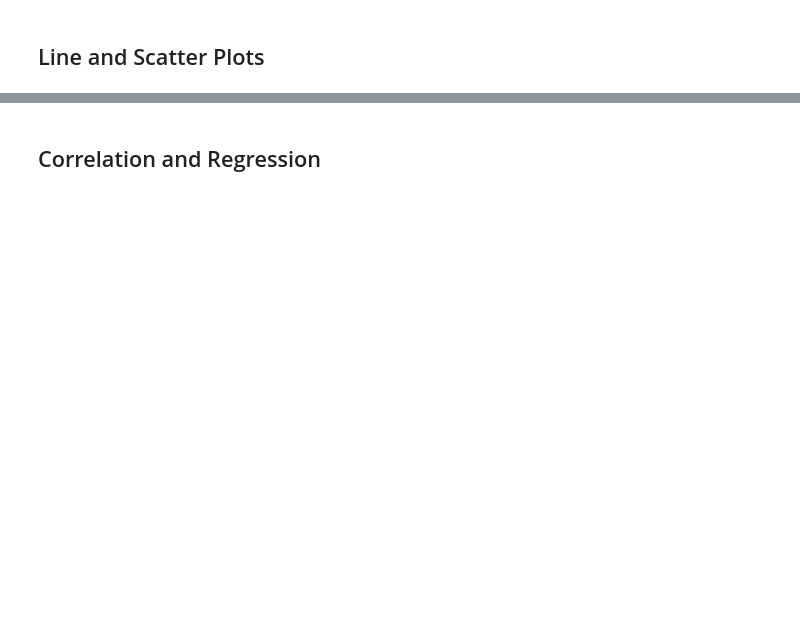
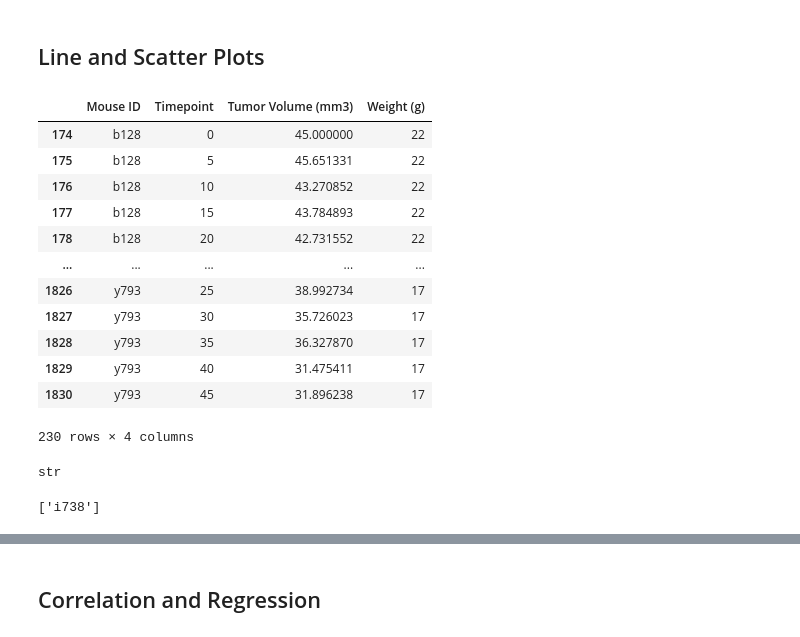
Before and after one commit to rperezme-data/DAB_H05_Matplotlib-challenge, a Jupyter notebook: Pymaceuticals/main.ipynb, the cells around one changed output, grey strips where cells are left out. Saved outputs shown, nothing was run; the diff lists cells and outputs as text; code cells hidden in the pictures; blank space fills up the shorter version.

```diff
--- a/Pymaceuticals/main.ipynb
+++ b/Pymaceuticals/main.ipynb
@@ -309,3 +312,32 @@ plt.show()
 ## Line and Scatter Plots
 # %%
 # Generate a line plot of tumor volume vs. time point for a mouse treated with Capomulin
+treatment = "Capomulin"
+treatment_data = clean_data.loc[clean_data['Drug Regimen'] == treatment][['Mouse ID', 'Timepoint', 'Tumor Volume (mm3)', 'Weight (g)']]
+treatment_data['Mouse ID'].unique()
+treatment_data
+# %% [output]
+|  | Mouse ID | Timepoint | Tumor Volume (mm3) | Weight (g) |
+| 174 | b128 | 0 | 45.000000 | 22 |
+| 175 | b128 | 5 | 45.651331 | 22 |
+| 176 | b128 | 10 | 43.270852 | 22 |
+| 177 | b128 | 15 | 43.784893 | 22 |
+| 178 | b128 | 20 | 42.731552 | 22 |
+| ... | ... | ... | ... | ... |
+| 1826 | y793 | 25 | 38.992734 | 17 |
+| 1827 | y793 | 30 | 35.726023 | 17 |
+| 1828 | y793 | 35 | 36.327870 | 17 |
+| 1829 | y793 | 40 | 31.475411 | 17 |
+| 1830 | y793 | 45 | 31.896238 | 17 |
+230 rows × 4 columns
+# %%
+type(treatment_data.iloc[0,0])
+# %% [output]
+str
+# %%
+import random as rd
+## Random mouse sample
+sample_mouse = rd.sample(list(treatment_data['Mouse ID'].unique()) ,1)
+sample_mouse
+# %% [output]
+['i738']
```
Also changed, not shown: parts of 7 cells of this notebook.
